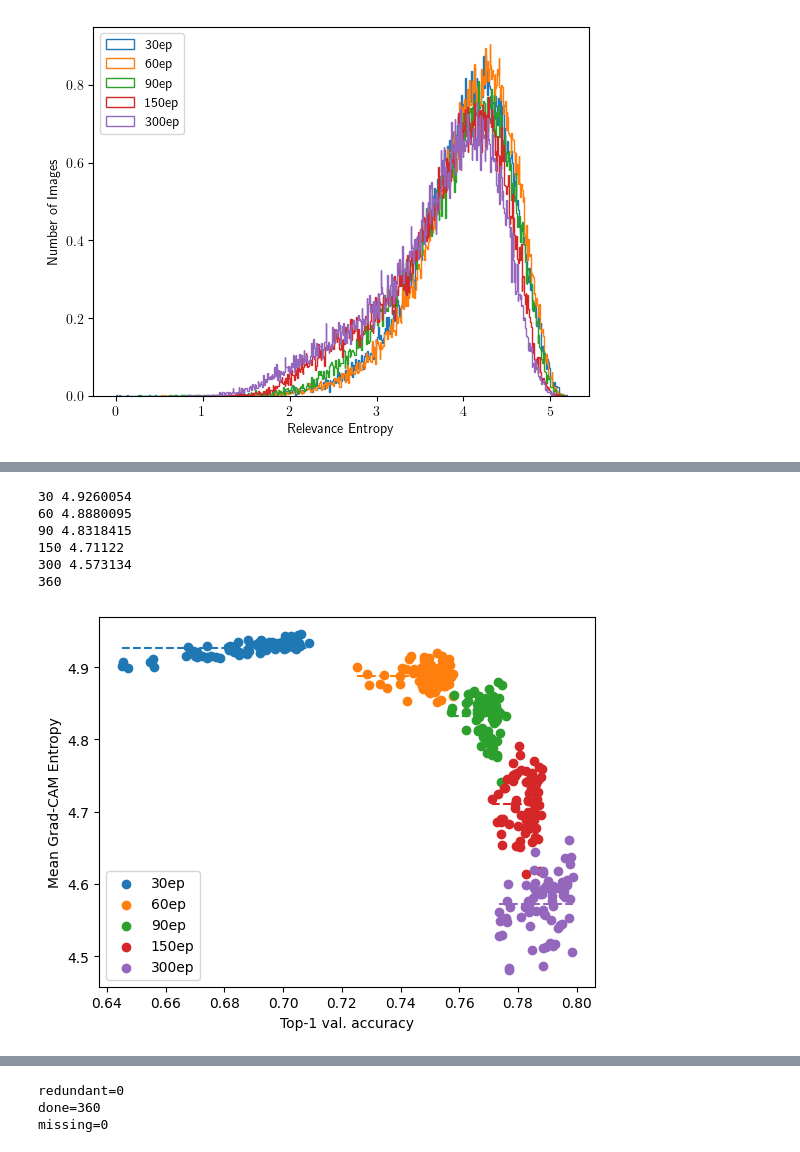
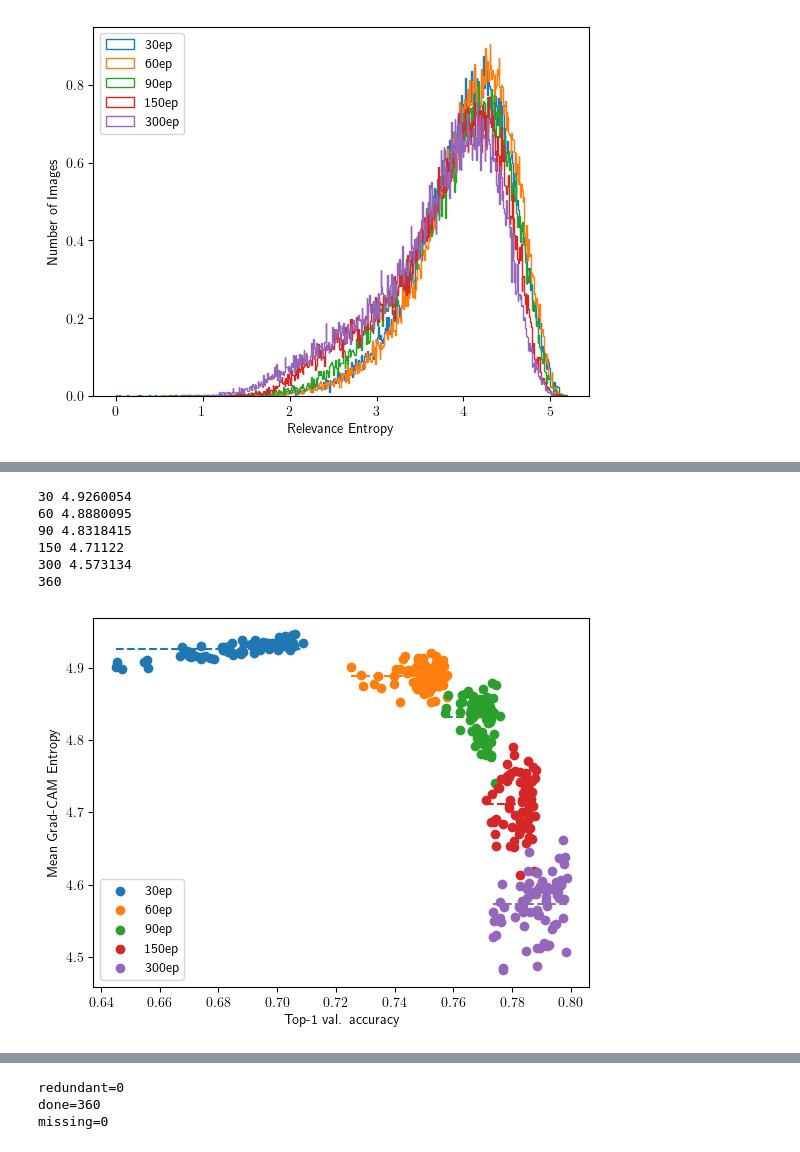
Before and after one commit to EIFY/mup-vit, a Jupyter notebook: notebooks/sweep_eval.ipynb, the cells around one changed output, grey strips where cells are left out. Cells and saved outputs as stored; diff of their text form; code cells hidden in the pictures.

Commit message:
plot label formatting, t-test for entropies vs. training budget

```diff
--- a/notebooks/sweep_eval.ipynb
+++ b/notebooks/sweep_eval.ipynb
@@ -398,15 +398,23 @@ for ep, seq in data.items():
 
 prop_cycle = plt.rcParams['axes.prop_cycle']
 colors = prop_cycle.by_key()['color']
+ep_y = []
 
 for (ep, seq), color in zip(data.items(), colors):
     x, y = zip(*seq)
+    ep_y.append((ep, y))
     y_bar = statistics.mean(y)
     plt.hlines(y=y_bar, xmin=min(x), xmax=max(x),
                color=color, linestyle='dashed')
     print(ep, y_bar)
 
 print(total)
+
+print(len(ep_y))
+for pair in itertools.combinations(ep_y, r=2):
+    (ep1, a), (ep2, b) = pair
+    print((ep1, ep2), ttest_ind(a, b, equal_var=False))
+
 plt.legend(loc="lower left")
 plt.xlabel("Top-1 val. accuracy")
 plt.ylabel("Mean Relevance Entropy")
@@ -435,6 +443,9 @@ better-baseline-alpha-5.0-beta-1.0-30ep-0.05-lower-scale-0 2
 import numpy as np
 import matplotlib.pyplot as plt
 import os, json, statistics
+
+plt.rcParams['text.usetex'] = True
+plt.rcParams['font.size'] = 10
 
 ROOT = "/home/jason-chou/Downloads/imagenet-runs/logs"
 epoch = [30, 60, 90, 150, 300]
@@ -458,31 +469,31 @@ for run in sorted(os.listdir(ROOT)):
 
 for ep, seq in data.items():
     x, y = zip(*seq)
     plt.scatter(x, y, label=f"{ep}ep")
 
 # plt.gca().set_prop_cycle(None)
 
 prop_cycle = plt.rcParams['axes.prop_cycle']
 colors = prop_cycle.by_key()['color']
 
 for (ep, seq), color in zip(data.items(), colors):
     x, y = zip(*seq)
     y_bar = statistics.mean(y)
     plt.hlines(y=y_bar, xmin=min(x), xmax=max(x),
                color=color, linestyle='dashed')
     print(ep, y_bar)
 
 print(total)
 plt.legend(loc="lower left")
 plt.xlabel("Top-1 val. accuracy")
 plt.ylabel("Mean Grad-CAM Entropy")
 plt.savefig("cam_entropy_vs_acc.png")
 plt.show()
 # %% [output]
 30 4.9260054
 60 4.8880095
 90 4.8318415
 150 4.71122
 300 4.573134
 360
-[figure, old version]
+[figure, new version]
```
Also changed, not shown: parts of 3 cells of this notebook.
